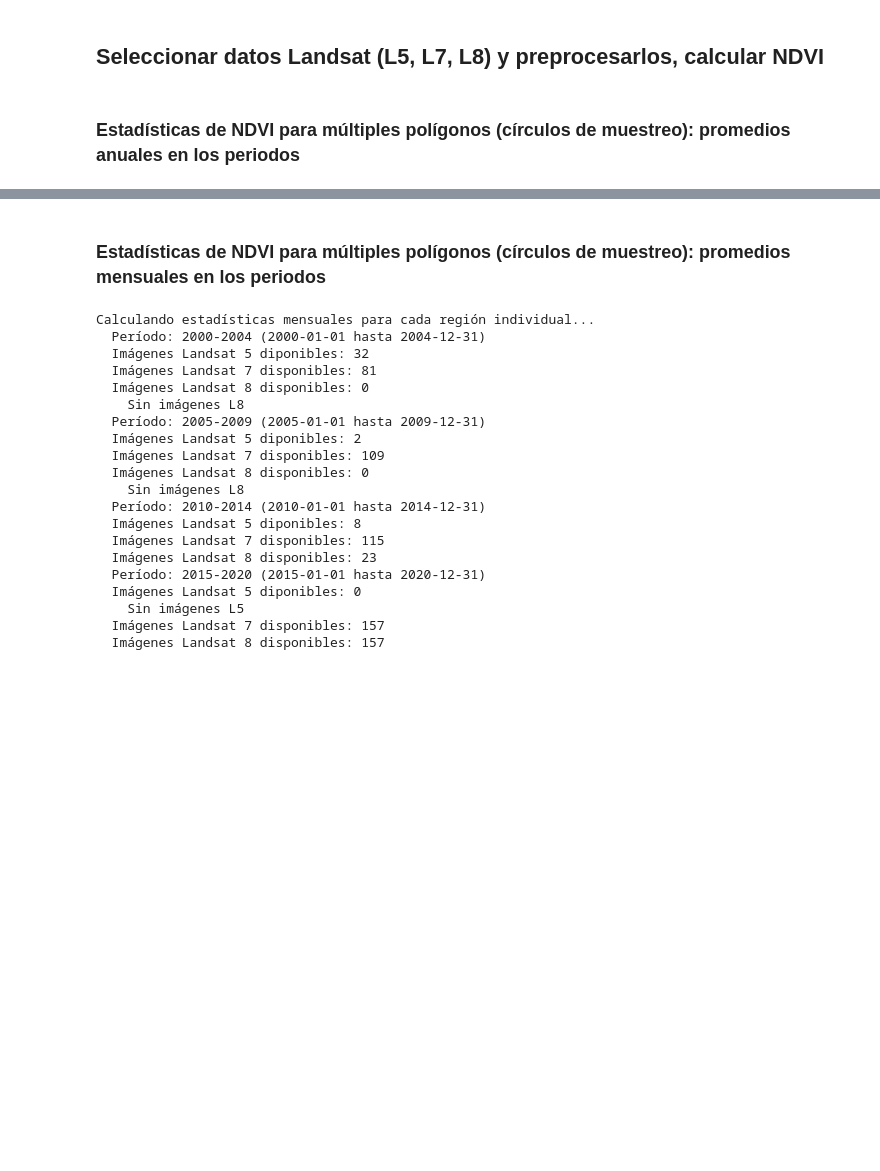
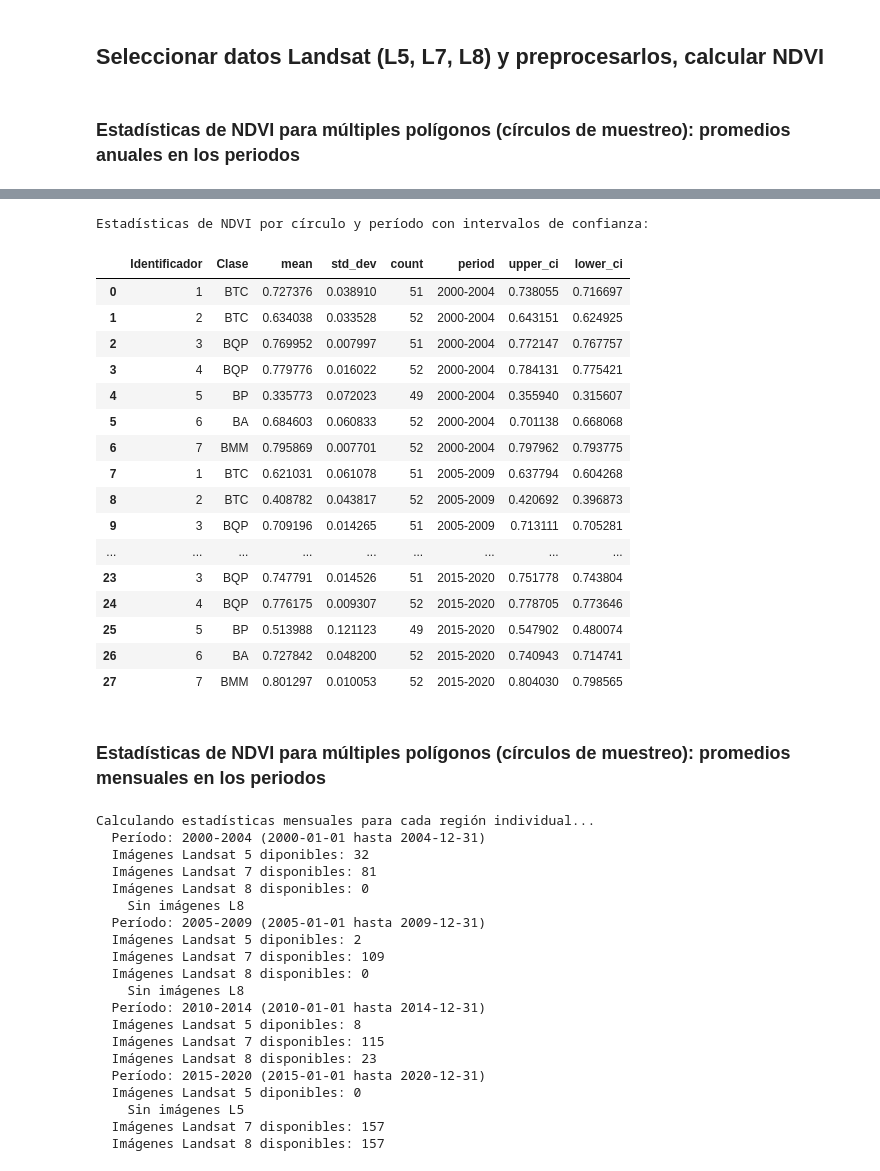
Before and after one commit to Naylet92/Estudio_ambiental, a Jupyter notebook: Colima/NCL_NDVI_Graficas.ipynb, the cells around one changed output, grey strips where cells are left out. Drawn from its saved outputs; the diff is of its cells as text; code cells hidden in the pictures; blank space fills up the shorter version.

```diff
--- a/Colima/NCL_NDVI_Graficas.ipynb
+++ b/Colima/NCL_NDVI_Graficas.ipynb
@@ -478,14 +478,4 @@ def calcular_estadisticas_ndvi_multiples(medianas, feature_collection, scale=30)
 
 medianas = medianas_por_periodo(circulos_fc_ee, periods, 'NDVI')
 estadisticas_multiples = calcular_estadisticas_ndvi_multiples(medianas, circulos_fc_ee)
-
-print("\nEstadísticas de NDVI por círculo y período:")
-for periodo, datos_circulos in estadisticas_multiples.items():
-    print(f"  Período: {periodo}")
-    for circulo_data in datos_circulos:
-        # Formatear a 4 decimales si el valor no es None
-        ndvi_promedio_formatted = f"{circulo_data['NDVI_Promedio']:.4f}" if circulo_data['NDVI_Promedio'] is not None else 'N/A'
-        ndvi_stddev_formatted = f"{circulo_data['NDVI_StdDev']:.4f}" if circulo_data['NDVI_StdDev'] is not None else 'N/A'
-        ndvi_count_formatted = f"{circulo_data['NDVI_Count']}" if circulo_data['NDVI_Count'] is not None else 'N/A'
-        print(f"    Identificador: {circulo_data['Identificador']}, Clase: {circulo_data['Clase']}, NDVI Promedio: {ndvi_promedio_formatted}, NDVI StdDev: {ndvi_stddev_formatted}, NDVI Count: {ndvi_count_formatted}")
 # %% [output]
@@ -509,3 +502,47 @@ Calculo de medianas NDVI en periodo de 2010-01-01 hasta 2014-12-31
+# %%
+# Convertir estadisticas_multiples a un DataFrame plano
+# Para estadisticas_multiples, necesitamos aplanar el diccionario a una lista de diccionarios
+all_stats_data = []
+for periodo, datos_circulos in estadisticas_multiples.items():
+    for circulo_data in datos_circulos:
+        # Crear una copia para evitar modificar el diccionario original de estadisticas_multiples
+        data_row = circulo_data.copy()
+        data_row['period'] = periodo  # Añadir la clave 'period' a cada registro
+        all_stats_data.append(data_row)
+
+df_estadisticas_multiples = pd.DataFrame(all_stats_data)
+
+# Preparar df_estadisticas_multiples para calcular intervalos de confianza
+df_anual_ic = df_estadisticas_multiples.rename(columns={
+    'NDVI_Promedio': 'mean',
+    'NDVI_StdDev': 'std_dev',
+    'NDVI_Count': 'count'
+}).copy()
+
+# Aplicar la función calcular_intervalos_confianza
+df_anual_ic = calcular_intervalos_confianza(df_anual_ic)
+
+print("\nEstadísticas de NDVI por círculo y período con intervalos de confianza:")
+display(df_anual_ic)
+# %% [output]
+Estadísticas de NDVI por círculo y período con intervalos de confianza:
+|  | Identificador | Clase | mean | std_dev | count | period | upper_ci | lower_ci |
+| 0 | 1 | BTC | 0.727376 | 0.038910 | 51 | 2000-2004 | 0.738055 | 0.716697 |
+| 1 | 2 | BTC | 0.634038 | 0.033528 | 52 | 2000-2004 | 0.643151 | 0.624925 |
+| 2 | 3 | BQP | 0.769952 | 0.007997 | 51 | 2000-2004 | 0.772147 | 0.767757 |
+| 3 | 4 | BQP | 0.779776 | 0.016022 | 52 | 2000-2004 | 0.784131 | 0.775421 |
+| 4 | 5 | BP | 0.335773 | 0.072023 | 49 | 2000-2004 | 0.355940 | 0.315607 |
+| 5 | 6 | BA | 0.684603 | 0.060833 | 52 | 2000-2004 | 0.701138 | 0.668068 |
+| 6 | 7 | BMM | 0.795869 | 0.007701 | 52 | 2000-2004 | 0.797962 | 0.793775 |
+| 7 | 1 | BTC | 0.621031 | 0.061078 | 51 | 2005-2009 | 0.637794 | 0.604268 |
+| 8 | 2 | BTC | 0.408782 | 0.043817 | 52 | 2005-2009 | 0.420692 | 0.396873 |
+| 9 | 3 | BQP | 0.709196 | 0.014265 | 51 | 2005-2009 | 0.713111 | 0.705281 |
+| ... | ... | ... | ... | ... | ... | ... | ... | ... |
+| 23 | 3 | BQP | 0.747791 | 0.014526 | 51 | 2015-2020 | 0.751778 | 0.743804 |
+| 24 | 4 | BQP | 0.776175 | 0.009307 | 52 | 2015-2020 | 0.778705 | 0.773646 |
+| 25 | 5 | BP | 0.513988 | 0.121123 | 49 | 2015-2020 | 0.547902 | 0.480074 |
+| 26 | 6 | BA | 0.727842 | 0.048200 | 52 | 2015-2020 | 0.740943 | 0.714741 |
+| 27 | 7 | BMM | 0.801297 | 0.010053 | 52 | 2015-2020 | 0.804030 | 0.798565 |
 # %% [markdown]
 ### Estadísticas de NDVI para múltiples polígonos (círculos de muestreo): promedios mensuales en los periodos
 # %%
```
Also changed, not shown: parts of 5 cells of this notebook.
